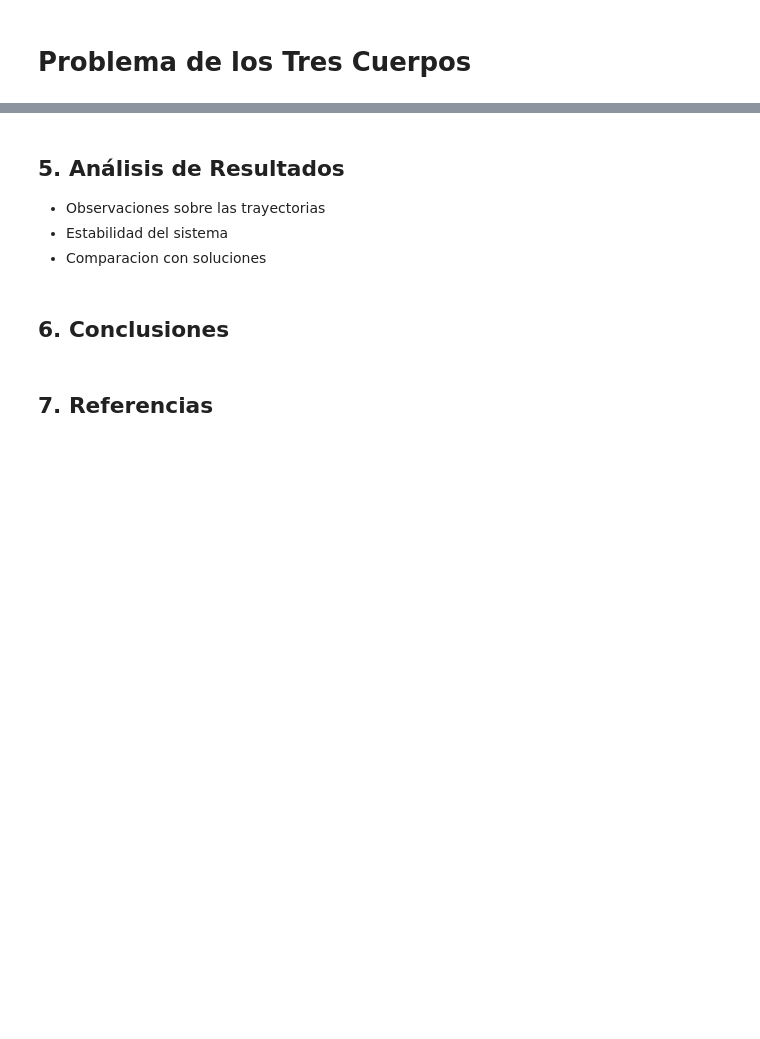
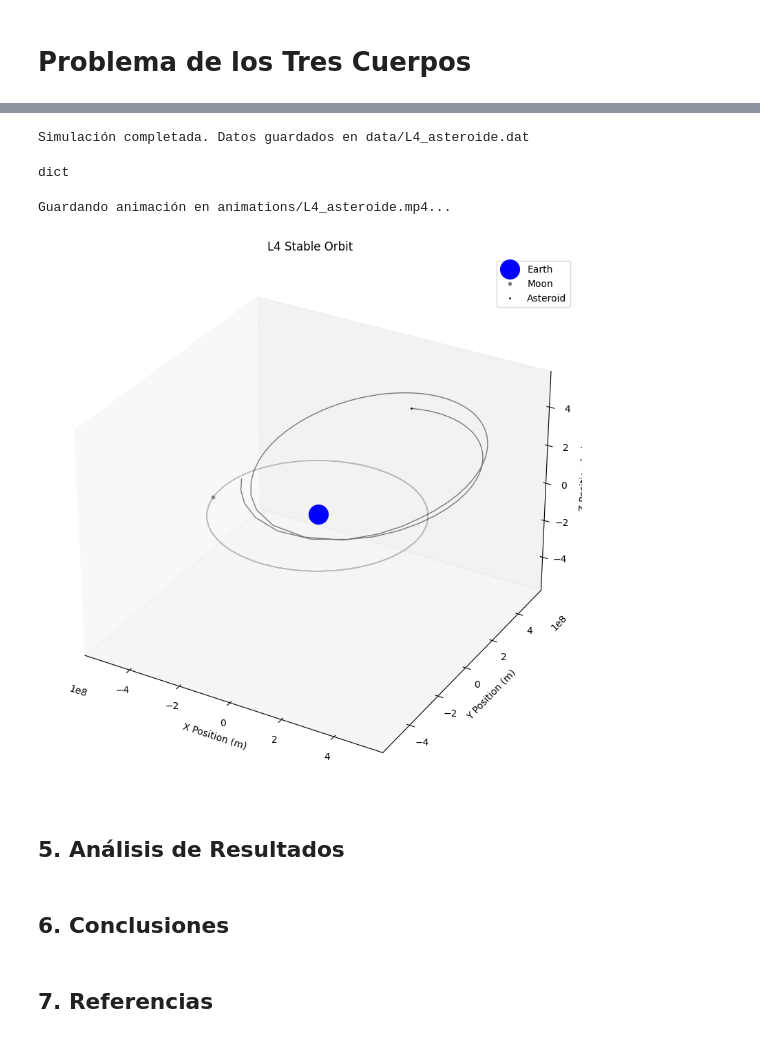
Before and after one commit to isaultirado77/three-body-problem, a Jupyter notebook: three_body_analysis.ipynb, the cells around one changed output, grey strips where cells are left out. Saved outputs shown, nothing was run; the diff lists cells and outputs as text; code cells hidden in the pictures; blank space fills up the shorter version.

Commit message:
init analysis for the 'L4 Stable Orbit' simulation: ready for analysis

```diff
--- a/three_body_analysis.ipynb
+++ b/three_body_analysis.ipynb
@@ -120,0 +318,6 @@ from animate import ThreeBodyAnimation, load_animate_data
+# %%
+system = ThreeBodySystem(masses, initial_positions, initial_velocities, G=G)
+simulator = ThreeBodySimulator(system, filename="L4_asteroid")
+simulator.simulate(t_max, dt)
+# %% [output]
+Simulación completada. Datos guardados en data/L4_asteroide.dat
@@ -121,10 +326,25 @@ from animate import ThreeBodyAnimation, load_animate_data
+# %%
+type(data)
+# %% [output]
+dict
+# %%
+animation = ThreeBodyAnimation(
+    load_animate_data("L4_asteroide", skip_steps=3),
+    title="L4 Stable Orbit",
+    body_names=['Earth', 'Moon', 'Asteroid'],
+    colors=['blue', 'gray', 'black'],
+    sizes=[200, 30, 10],
+    trail_length=100,
+    interval=50
+)
+
+animation.animate(save=True, filename="L4_asteroide")
+# %% [output]
+Guardando animación en animations/L4_asteroide.mp4...
+[figure, added]
 # %% [markdown]
-## 5. **Análisis de Resultados**
-
-- Observaciones sobre las trayectorias
-- Estabilidad del sistema
-- Comparacion con soluciones
+## **5. Análisis de Resultados**
 # %% [markdown]
-## 6. **Conclusiones**
+## **6. Conclusiones**
 # %% [markdown]
-## 7. **Referencias**
+## **7. Referencias**
```
Also changed, not shown: parts of 7 cells of this notebook, 4 other files.
